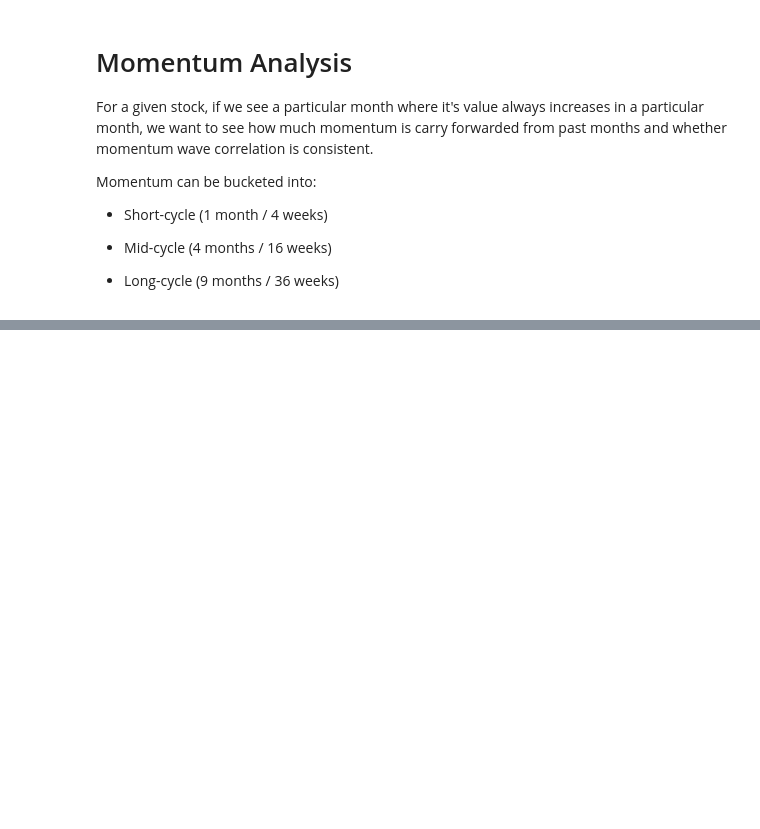
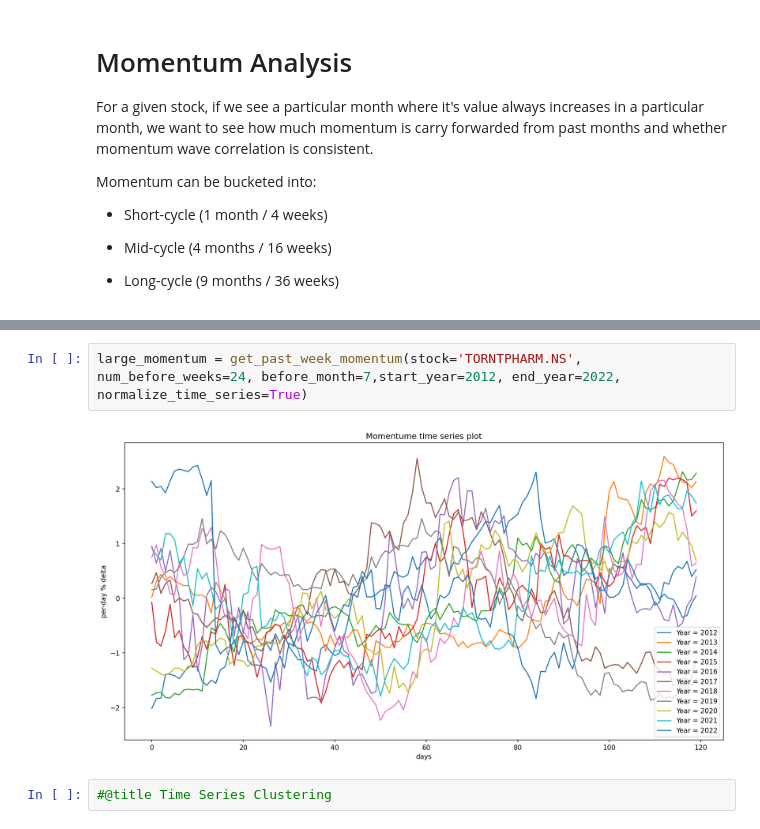
Before and after one commit to 345ishaan/algorithmic_trading, a Jupyter notebook: Stock_Mode_Analysis.ipynb, the cells around one changed output, grey strips where cells are left out. Saved outputs shown, nothing was run; the diff lists cells and outputs as text; blank space fills up the shorter version.

```diff
--- a/Stock_Mode_Analysis.ipynb
+++ b/Stock_Mode_Analysis.ipynb
@@ -227,0 +285,6 @@ short_momentum = get_past_week_momentum(stock='TORNTPHARM.NS', num_before_weeks=
+# %%
+large_momentum = get_past_week_momentum(stock='TORNTPHARM.NS', num_before_weeks=24, before_month=7,start_year=2012, end_year=2022, normalize_time_series=True)
+# %% [output]
+[figure, added]
+# %%
+#@title Time Series Clustering
```
Also changed, not shown: parts of 16 cells of this notebook.
